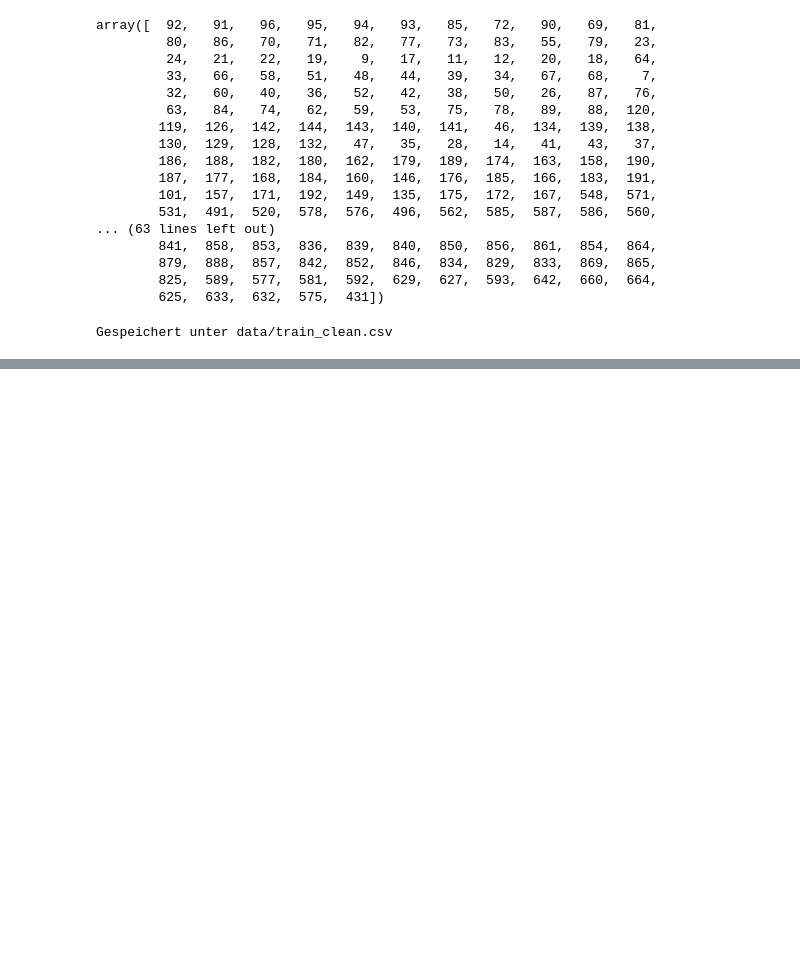
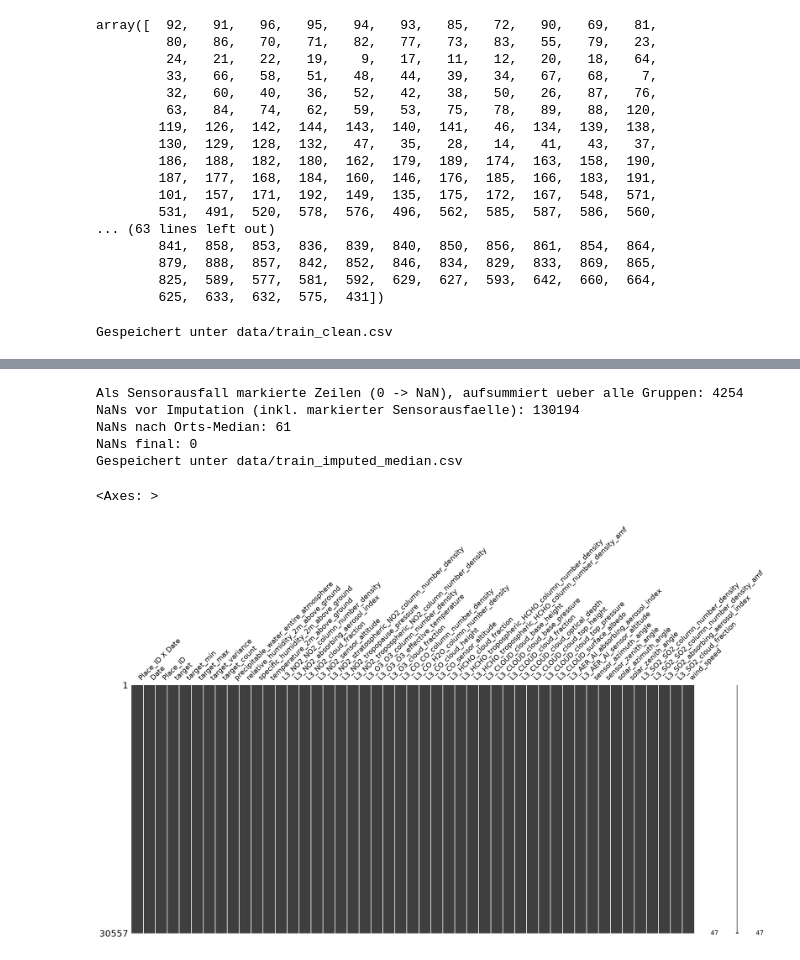
Before and after one commit to RealCyron/Machine_Learning_Projekt, a Jupyter notebook: 05_data_cleaning_and_modeling_ju.ipynb, the cells around one changed output, grey strips where cells are left out. Drawn from its saved outputs; the diff is of its cells as text; code cells hidden in the pictures; blank space fills up the shorter version.

Commit message:
imputation und basismodell

```diff
--- a/05_data_cleaning_and_modeling_ju.ipynb
+++ b/05_data_cleaning_and_modeling_ju.ipynb
@@ -179,16 +207,16 @@ print(f"NaNs nach Interpolation (Luecken < 3 Tage gefuellt): {n_after_interp} "
 # letzter Rueckfall: globaler Median
 
 for col in cols_to_impute:
-    df_imputed[col] = df_imputed[col].fillna(df_imputed.groupby("Place_ID")[col].transform("median"))
+    df_imputed_interp[col] = df_imputed_interp[col].fillna(df_imputed_interp.groupby("Place_ID")[col].transform("median"))
 
-n_after_median = df_imputed[cols_to_impute].isna().sum().sum()
+n_after_median = df_imputed_interp[cols_to_impute].isna().sum().sum()
 print(f"NaNs nach Orts-Median-Fallback: {n_after_median}")
 
 for col in cols_to_impute:
-    df_imputed[col] = df_imputed[col].fillna(df_imputed[col].median())
+    df_imputed_interp[col] = df_imputed_interp[col].fillna(df_imputed_interp[col].median())
 
-n_final = df_imputed[cols_to_impute].isna().sum().sum()
+n_final = df_imputed_interp[cols_to_impute].isna().sum().sum()
 print(f"NaNs final: {n_final}")
 
-df_imputed.to_csv("data/train_imputed.csv", index=False)
+df_imputed_interp.to_csv("data/train_imputed_interp.csv", index=False)
 print("Gespeichert unter data/train_imputed.csv")
@@ -194,0 +233,56 @@ print("Gespeichert unter data/train_imputed.csv")
+# %%
+# Reine Orts-Median-Imputation (keine Interpolation)
+
+df_imputed_median = df_clean.copy()
+
+# Bekannte Sensorausfaelle: exakte 0 in der Hauptmessgroesse einer L3-Gruppe -> ganze Gruppe
+# (gleiche Zeile) auf NaN setzen, da sie dann ausnahmslos ebenfalls exakt 0 sind
+gas_group_main_col = {
+    "L3_NO2": "L3_NO2_NO2_column_number_density",
+    "L3_O3": "L3_O3_O3_column_number_density",
+    "L3_CO": "L3_CO_CO_column_number_density",
+    "L3_HCHO": "L3_HCHO_tropospheric_HCHO_column_number_density",
+    "L3_SO2": "L3_SO2_SO2_column_number_density",
+}
+
+n_zero_rows_total = 0
+for prefix, main_col in gas_group_main_col.items():
+    group_cols = [c for c in df_imputed_median.columns if c.startswith(prefix)]
+    failure_mask = df_imputed_median[main_col] == 0
+    n_zero_rows_total += failure_mask.sum()
+    df_imputed_median.loc[failure_mask, group_cols] = np.nan
+
+print(f"Als Sensorausfall markierte Zeilen (0 -> NaN), aufsummiert ueber alle Gruppen: {n_zero_rows_total}")
+
+cols_to_impute_median = df_imputed_median.columns[df_imputed_median.isna().any()].tolist()
+n_before_median = df_imputed_median[cols_to_impute_median].isna().sum().sum()
+
+for col in cols_to_impute_median:
+    df_imputed_median[col] = df_imputed_median[col].fillna(
+        df_imputed_median.groupby("Place_ID")[col].transform("median")
+    )
+
+n_after_place_median = df_imputed_median[cols_to_impute_median].isna().sum().sum()
+print(f"NaNs vor Imputation (inkl. markierter Sensorausfaelle): {n_before_median}")
+print(f"NaNs nach Orts-Median: {n_after_place_median}")
+
+# Letzter Rueckfall: globaler Median (falls eine Spalte fuer einen Ort komplett fehlt)
+for col in cols_to_impute_median:
+    df_imputed_median[col] = df_imputed_median[col].fillna(df_imputed_median[col].median())
+
+n_final_median = df_imputed_median[cols_to_impute_median].isna().sum().sum()
+print(f"NaNs final: {n_final_median}")
+
+df_imputed_median.to_csv("data/train_imputed_median.csv", index=False)
+print("Gespeichert unter data/train_imputed_median.csv")
+# %% [output]
+Als Sensorausfall markierte Zeilen (0 -> NaN), aufsummiert ueber alle Gruppen: 4254
+NaNs vor Imputation (inkl. markierter Sensorausfaelle): 130194
+NaNs nach Orts-Median: 61
+NaNs final: 0
+Gespeichert unter data/train_imputed_median.csv
+# %%
+msno.matrix(df_imputed_median)
+# %% [output]
+<Axes: >
+[figure, added]
```
Also changed, not shown: parts of 10 cells of this notebook, 5 other files.
